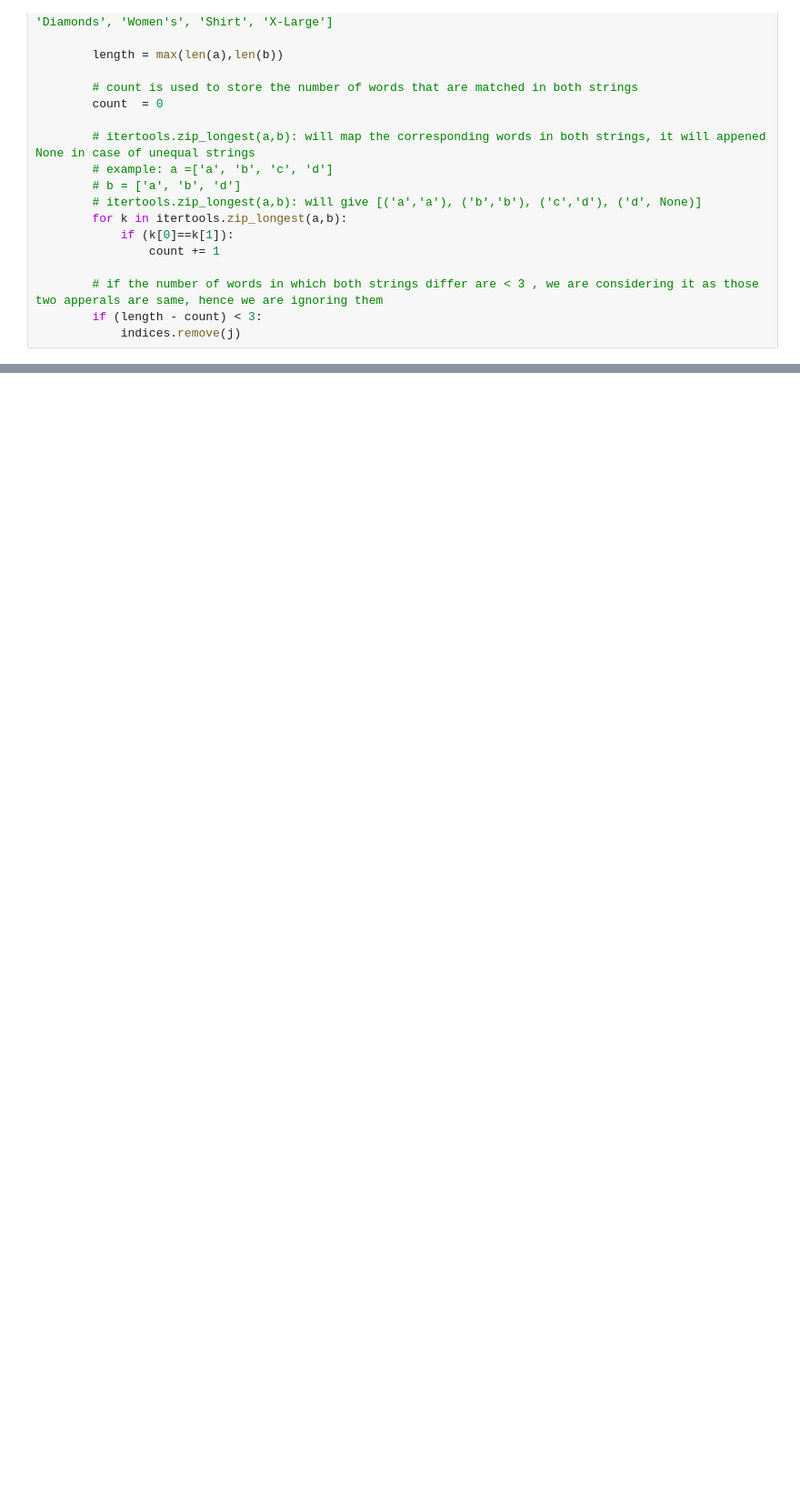
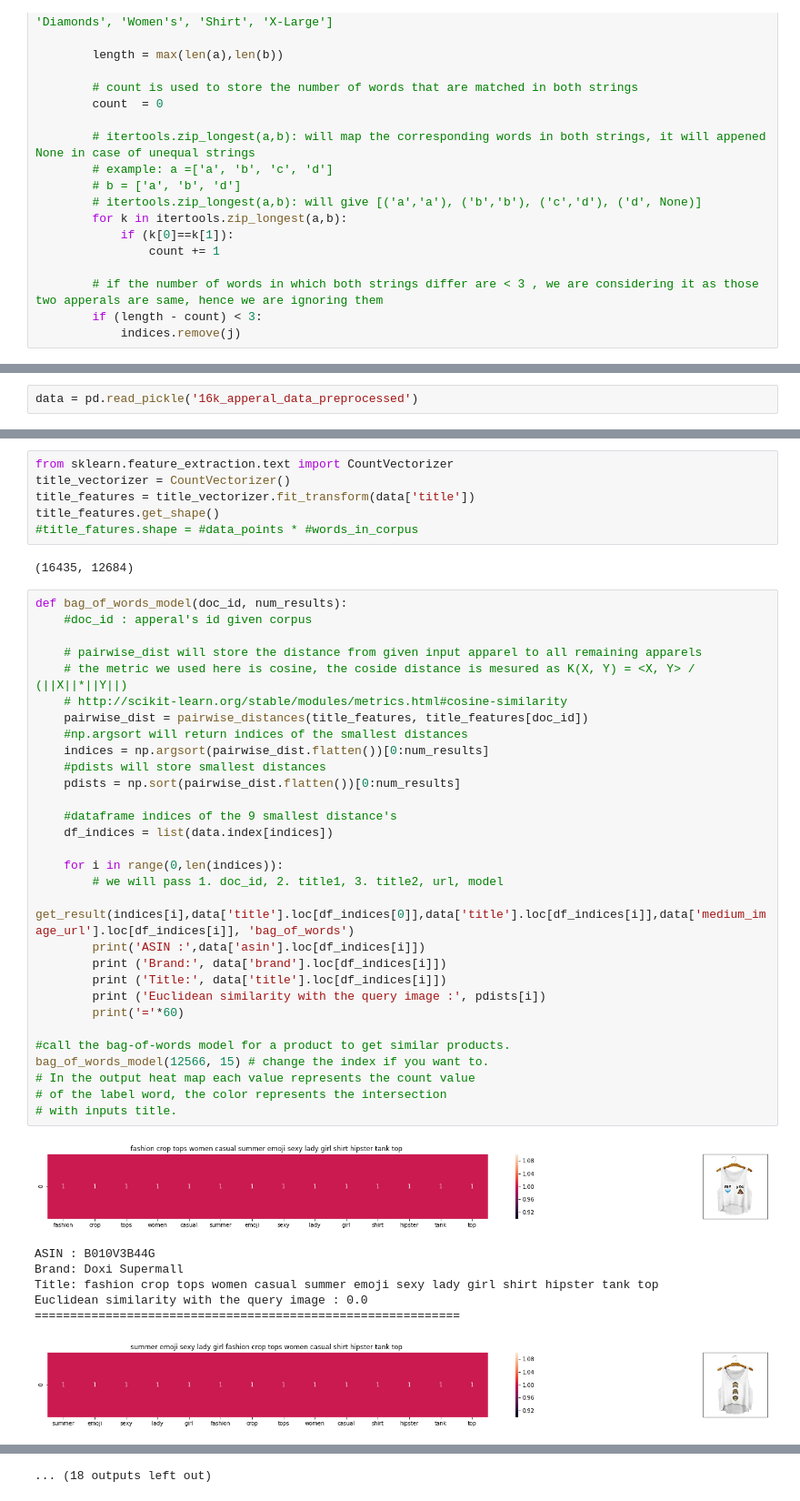
Before and after one commit to akash-mall/AI-Mafia-Machine-Learning, a Jupyter notebook: RecommendationSystem/RecommendationSystem.ipynb, the cells around one changed output, grey strips where cells are left out. Shown at 91% size. Cells and saved outputs as stored; diff of their text form; blank space fills up the shorter version.

Commit message:
Content Based Recommendation System using Bag Of Words and TfIDF model

```diff
--- a/RecommendationSystem/RecommendationSystem.ipynb
+++ b/RecommendationSystem/RecommendationSystem.ipynb
@@ -330,0 +394,2 @@ while len(indices)!=0:
+# %%
+data = pd.read_pickle('16k_apperal_data_preprocessed')
@@ -330,0 +516,46 @@ while len(indices)!=0:
+# %%
+from sklearn.feature_extraction.text import CountVectorizer
+title_vectorizer = CountVectorizer()
+title_features = title_vectorizer.fit_transform(data['title'])
+title_features.get_shape()
+#title_fatures.shape = #data_points * #words_in_corpus
+# %% [output]
+(16435, 12684)
+# %%
+def bag_of_words_model(doc_id, num_results):
+    #doc_id : apperal's id given corpus
+
+    # pairwise_dist will store the distance from given input apparel to all remaining apparels
+    # the metric we used here is cosine, the coside distance is mesured as K(X, Y) = <X, Y> / (||X||*||Y||)
+    # http://scikit-learn.org/stable/modules/metrics.html#cosine-similarity
+    pairwise_dist = pairwise_distances(title_features, title_features[doc_id])
+    #np.argsort will return indices of the smallest distances
+    indices = np.argsort(pairwise_dist.flatten())[0:num_results]
+    #pdists will store smallest distances
+    pdists = np.sort(pairwise_dist.flatten())[0:num_results]
+
+    #dataframe indices of the 9 smallest distance's
+    df_indices = list(data.index[indices])
+
+    for i in range(0,len(indices)):
+        # we will pass 1. doc_id, 2. title1, 3. title2, url, model
+        get_result(indices[i],data['title'].loc[df_indices[0]],data['title'].loc[df_indices[i]],data['medium_image_url'].loc[df_indices[i]], 'bag_of_words')
+        print('ASIN :',data['asin'].loc[df_indices[i]])
+        print ('Brand:', data['brand'].loc[df_indices[i]])
+        print ('Title:', data['title'].loc[df_indices[i]])
+        print ('Euclidean similarity with the query image :', pdists[i])
+        print('='*60)
+
+#call the bag-of-words model for a product to get similar products.
+bag_of_words_model(12566, 15) # change the index if you want to.
+# In the output heat map each value represents the count value
+# of the label word, the color represents the intersection
+# with inputs title.
+# %% [output]
+[figure, added]
+ASIN : B010V3B44G
+Brand: Doxi Supermall
+Title: fashion crop tops women casual summer emoji sexy lady girl shirt hipster tank top
+Euclidean similarity with the query image : 0.0
+============================================================
+[figure, added]
@@ -330,0 +591 @@ while len(indices)!=0:
+... (18 outputs left out)
```
Also changed, not shown: parts of 18 cells of this notebook.
